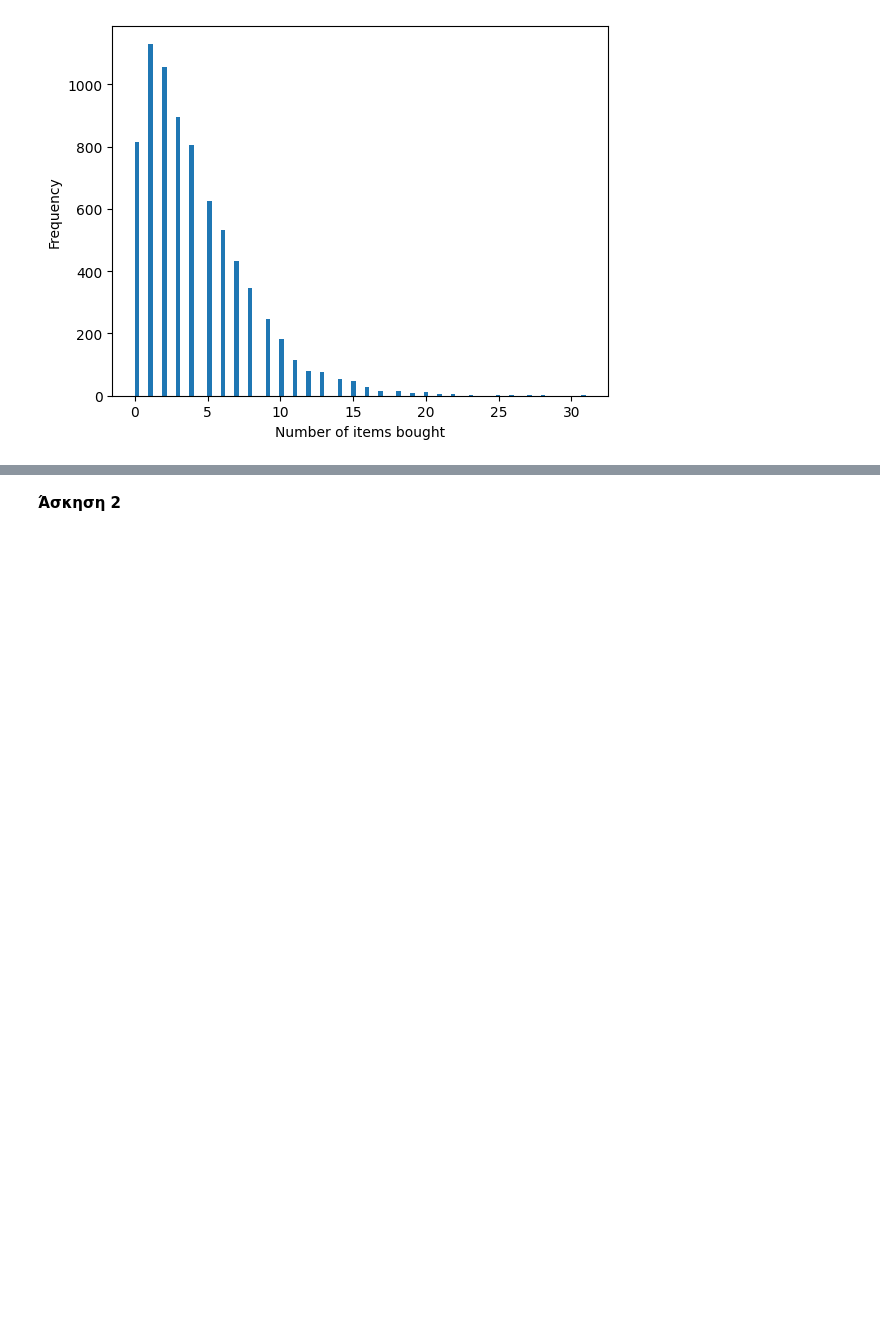
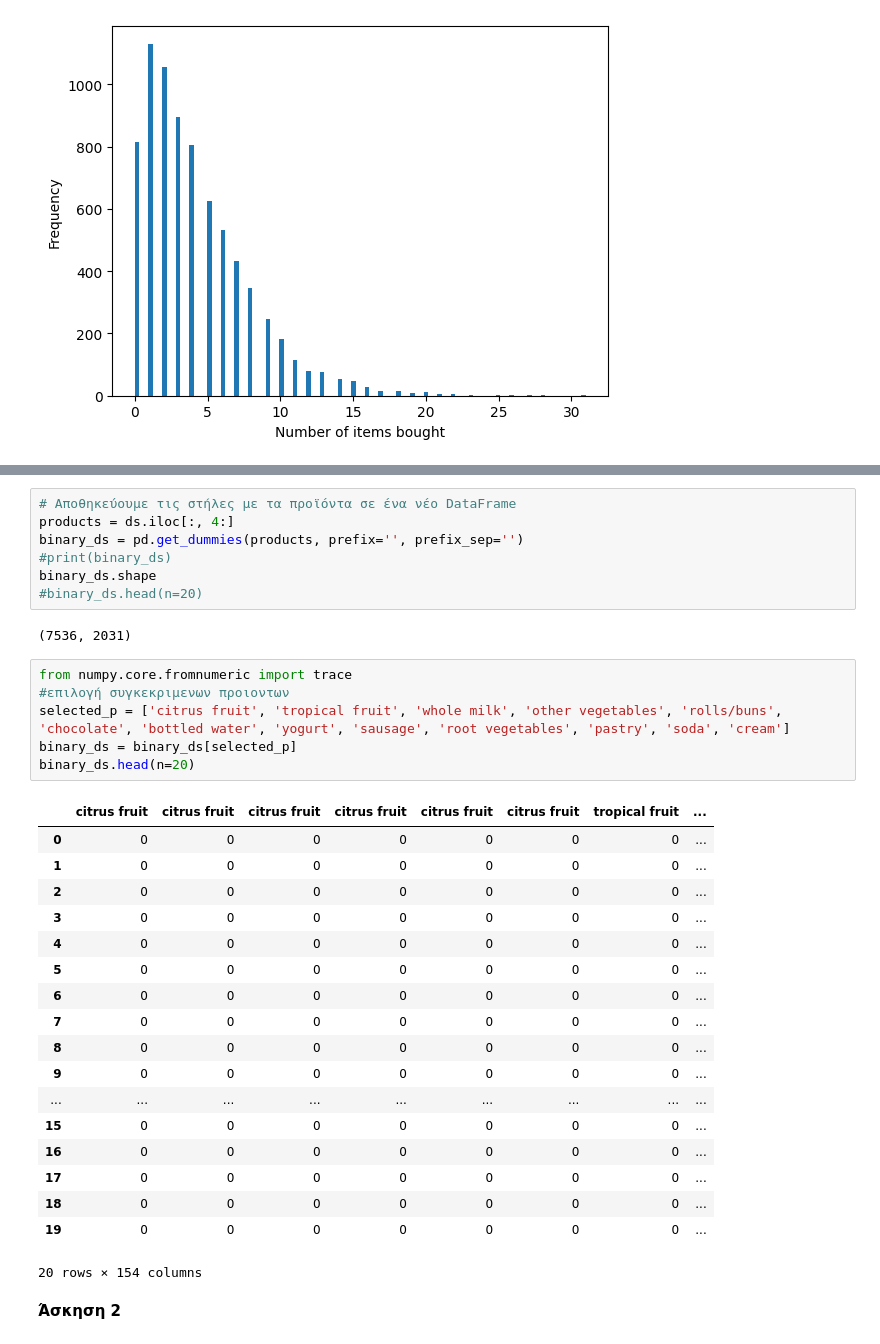
Before and after one commit to Erofili-K/BI-BA, a Jupyter notebook: BI_Ask1.ipynb, the cells around one changed output, grey strips where cells are left out. Cells and saved outputs as stored; diff of their text form; blank space fills up the shorter version.

```diff
--- a/BI_Ask1.ipynb
+++ b/BI_Ask1.ipynb
@@ -134,2 +122,36 @@ print(lst)
+# %%
+# Αποθηκεύουμε τις στήλες με τα προϊόντα σε ένα νέο DataFrame
+products = ds.iloc[:, 4:]
+binary_ds = pd.get_dummies(products, prefix='', prefix_sep='')
+#print(binary_ds)
+binary_ds.shape
+#binary_ds.head(n=20)
+# %% [output]
+(7536, 2031)
+# %%
+from numpy.core.fromnumeric import trace
+#επιλογή συγκεκριμενων προιοντων
+selected_p = ['citrus fruit', 'tropical fruit', 'whole milk', 'other vegetables', 'rolls/buns', 'chocolate', 'bottled water', 'yogurt', 'sausage', 'root vegetables', 'pastry', 'soda', 'cream']
+binary_ds = binary_ds[selected_p]
+binary_ds.head(n=20)
+# %% [output]
+|  | citrus fruit | citrus fruit | citrus fruit | citrus fruit | citrus fruit | citrus fruit | tropical fruit | ... |
+| 0 | 0 | 0 | 0 | 0 | 0 | 0 | 0 | ... |
+| 1 | 0 | 0 | 0 | 0 | 0 | 0 | 0 | ... |
+| 2 | 0 | 0 | 0 | 0 | 0 | 0 | 0 | ... |
+| 3 | 0 | 0 | 0 | 0 | 0 | 0 | 0 | ... |
+| 4 | 0 | 0 | 0 | 0 | 0 | 0 | 0 | ... |
+| 5 | 0 | 0 | 0 | 0 | 0 | 0 | 0 | ... |
+| 6 | 0 | 0 | 0 | 0 | 0 | 0 | 0 | ... |
+| 7 | 0 | 0 | 0 | 0 | 0 | 0 | 0 | ... |
+| 8 | 0 | 0 | 0 | 0 | 0 | 0 | 0 | ... |
+| 9 | 0 | 0 | 0 | 0 | 0 | 0 | 0 | ... |
+| ... | ... | ... | ... | ... | ... | ... | ... | ... |
+| 15 | 0 | 0 | 0 | 0 | 0 | 0 | 0 | ... |
+| 16 | 0 | 0 | 0 | 0 | 0 | 0 | 0 | ... |
+| 17 | 0 | 0 | 0 | 0 | 0 | 0 | 0 | ... |
+| 18 | 0 | 0 | 0 | 0 | 0 | 0 | 0 | ... |
+| 19 | 0 | 0 | 0 | 0 | 0 | 0 | 0 | ... |
+20 rows × 154 columns
 # %% [markdown]
 **Άσκηση 2**
```
Also changed, not shown: parts of 4 cells of this notebook.
